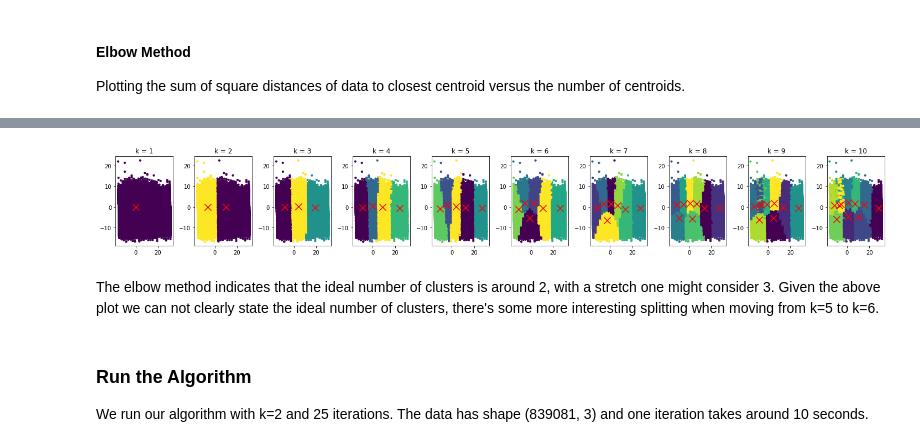
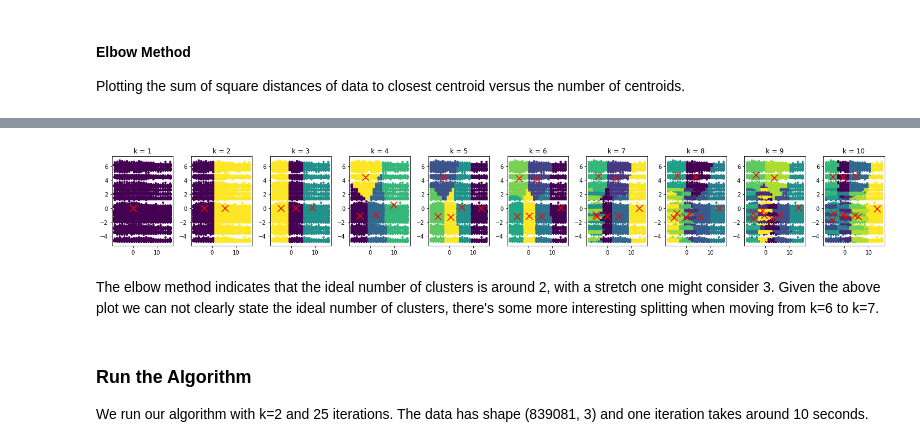
Before and after one commit to MRampo/ADM-HW4, a Jupyter notebook: clustering.ipynb, the cells around one changed output, grey strips where cells are left out. Cells and saved outputs as stored; diff of their text form; code cells hidden in the pictures.

Commit message:
comments on clustering

```diff
--- a/clustering.ipynb
+++ b/clustering.ipynb
@@ -444,0 +460,6 @@ Text(0.5, 1.0, 'k = 5 for normalized data')
+# %%
+data_norm = data_num_sel.copy() # creating a new dataframe data_norm, to be updated with scaled values
+
+data_norm[cols_for_std_scaling] = stdScaler.fit_transform(data_norm[cols_for_std_scaling])
+#data_norm[cols_for_pow_scaling] = powerScaler.fit_transform(data_norm[cols_for_pow_scaling])
+data_norm[cols_for_norm] = normalize(data_norm[cols_for_norm])
@@ -444,0 +468,12 @@ Text(0.5, 1.0, 'k = 5 for normalized data')
+# %%
+pca = PCA(n_components=3)
+pca_data = pca.fit_transform(data_norm)
+
+kmeans = KMeans(n_clusters=5, init='random', n_init=3, max_iter=300, tol=0.0001,random_state=None, copy_x=True, algorithm='auto')
+kmeans.fit(pca_data)
+
+plt.scatter(pca_data[:, 0], pca_data[:, 1], s=10, c = kmeans.labels_.astype(float))
+
+centroids = kmeans.cluster_centers_
+plt.scatter(centroids[:, 0],centroids[:, 1],marker="x",s=150, c='red')
+plt.title('k = 5 for normalized data')
@@ -446,8 +484,7 @@ Text(0.5, 1.0, 'k = 5 for normalized data')
 ### Dimensionality Reduction
 The dimensionality is reduced using sklearns PCA method. The number of dimensions is chosen such that > 85 % of the total data variance is retained.
 # %%
-# use sklearn pca to transform the data
-pca = PCA(n_components=3) # by setting n_components to float in [0,1] sklearn estimates the nr of dimension to keep
+pca = PCA(n_components=0.85) # by setting n_components to float in [0,1] sklearn estimates the nr of dimension to keep
 pca_data = pca.fit_transform(data_norm) # back to data_num from data_norm because kmeans says 0 vectors, no! my fault
 print(pca_data.shape)
 
@@ -533,9 +570,9 @@ Plotting the sum of square distances of data to closest centroid versus the numb
 # %%
 var = []
 for i in range(1,10):
-    kmeans = KMeans(n_clusters=i, init='random', n_init=3, max_iter=300, tol=0.0001,random_state=None, copy_x=True, algorithm='auto')
-    kmeans.fit(sparse_pca_data)
-    var.append(kmeans.inertia_)
+    kmeans_t = KMeans(n_clusters=i, init='random', n_init=3, max_iter=300, tol=0.0001,random_state=None, copy_x=True, algorithm='auto')
+    kmeans_t.fit(sparse_pca_data)
+    var.append(kmeans_t.inertia_)
 # %%
 plt.plot(np.arange(1,10), var, 'bx-')
 plt.xlabel('# of centroids')
@@ -547,25 +584,25 @@ Text(0.5, 1.0, 'Elbow method for ideal # clusters')
 # %%
 
 fig,ax = plt.subplots(1,10, figsize = (20,3))
 
 for i in range(1,11):
-    kmeans = KMeans(n_clusters=i, init='random', n_init=3, max_iter=300, tol=0.0001,random_state=None, algorithm='auto')
-    kmeans.fit(sparse_pca_data)
+    kmeans_t = KMeans(n_clusters=i, init='random', n_init=3, max_iter=300, tol=0.0001,random_state=None, algorithm='auto')
+    kmeans_t.fit(sparse_pca_data)
 
     cmap = plt.cm.get_cmap('jet', i)
 
-    ax[i-1].scatter(pca_data[:, 0], pca_data[:, 1], s=10, c = kmeans.labels_.astype(float))
+    ax[i-1].scatter(pca_data[:, 0], pca_data[:, 1], s=10, c = kmeans_t.labels_.astype(float))
 
-    centroids = kmeans.cluster_centers_
+    centroids = kmeans_t.cluster_centers_
     ax[i-1].scatter(centroids[:, 0],centroids[:, 1],marker="x",s=150, c='red')
     ax[i-1].set_title('k = '+str(i))
 
 fig.tight_layout()
 # %% [output]
-[figure, old version]
+[figure, new version]
 # %% [markdown]
 The elbow method indicates that the ideal number of clusters is around 2, with a stretch one might consider 3.
-Given the above plot we can not clearly state the ideal number of clusters, there's some more interesting splitting when moving from k=5 to k=6.
+Given the above plot we can not clearly state the ideal number of clusters, there's some more interesting splitting when moving from k=6 to k=7.
 # %% [markdown]
 ### Run the Algorithm
 We run our algorithm with k=2 and 25 iterations. The data has shape (839081, 3) and one iteration takes around 10 seconds.
```
Also changed, not shown: parts of 29 cells of this notebook, 3 other files.
